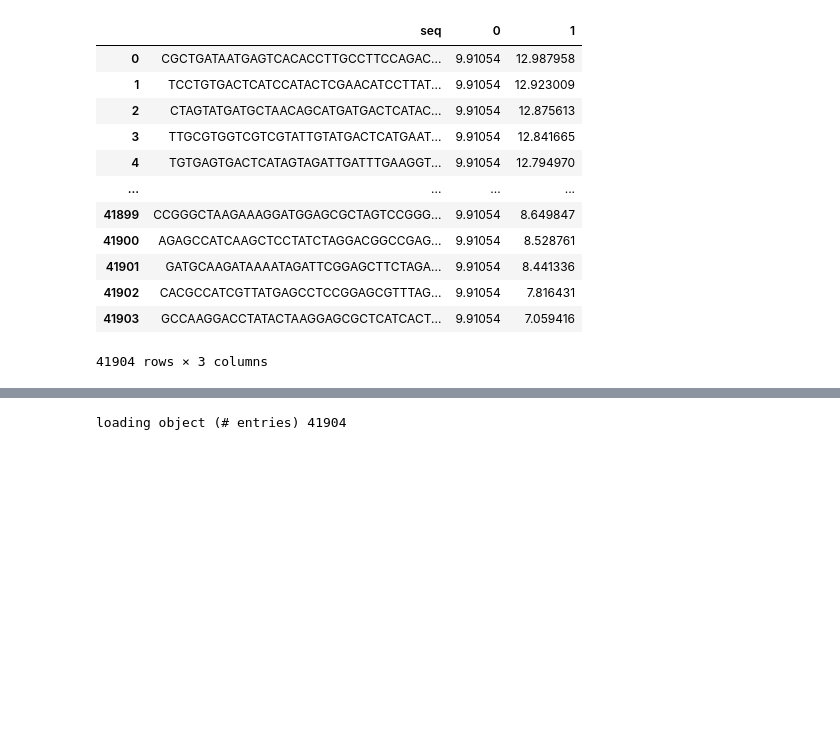
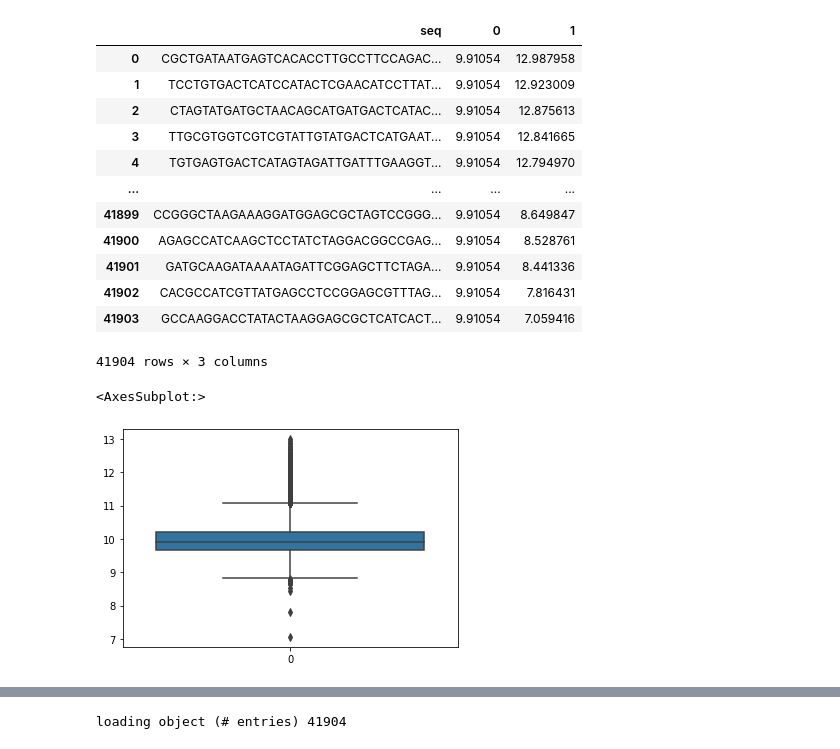
Before and after one commit to theislab/mubind, a Jupyter notebook: notebooks/pbm/01_gcn4.ipynb, the cells around one changed output, grey strips where cells are left out. Drawn from its saved outputs; the diff is of its cells as text; code cells hidden in the pictures; blank space fills up the shorter version.

Commit message:
adding modeling of pbm data

```diff
--- a/notebooks/pbm/01_gcn4.ipynb
+++ b/notebooks/pbm/01_gcn4.ipynb
@@ -52,3 +69,8 @@ data
 | 41902 | CACGCCATCGTTATGAGCCTCCGGAGCGTTTAG... | 9.91054 | 7.816431 |
 | 41903 | GCCAAGGACCTATACTAAGGAGCGCTCATCACT... | 9.91054 | 7.059416 |
 41904 rows × 3 columns
+# %%
+sns.boxplot(data=np.array(data[1]))
+# %% [output]
+<AxesSubplot:>
+[figure, added]
```
Also changed, not shown: parts of 57 cells of this notebook, 3 other files.
